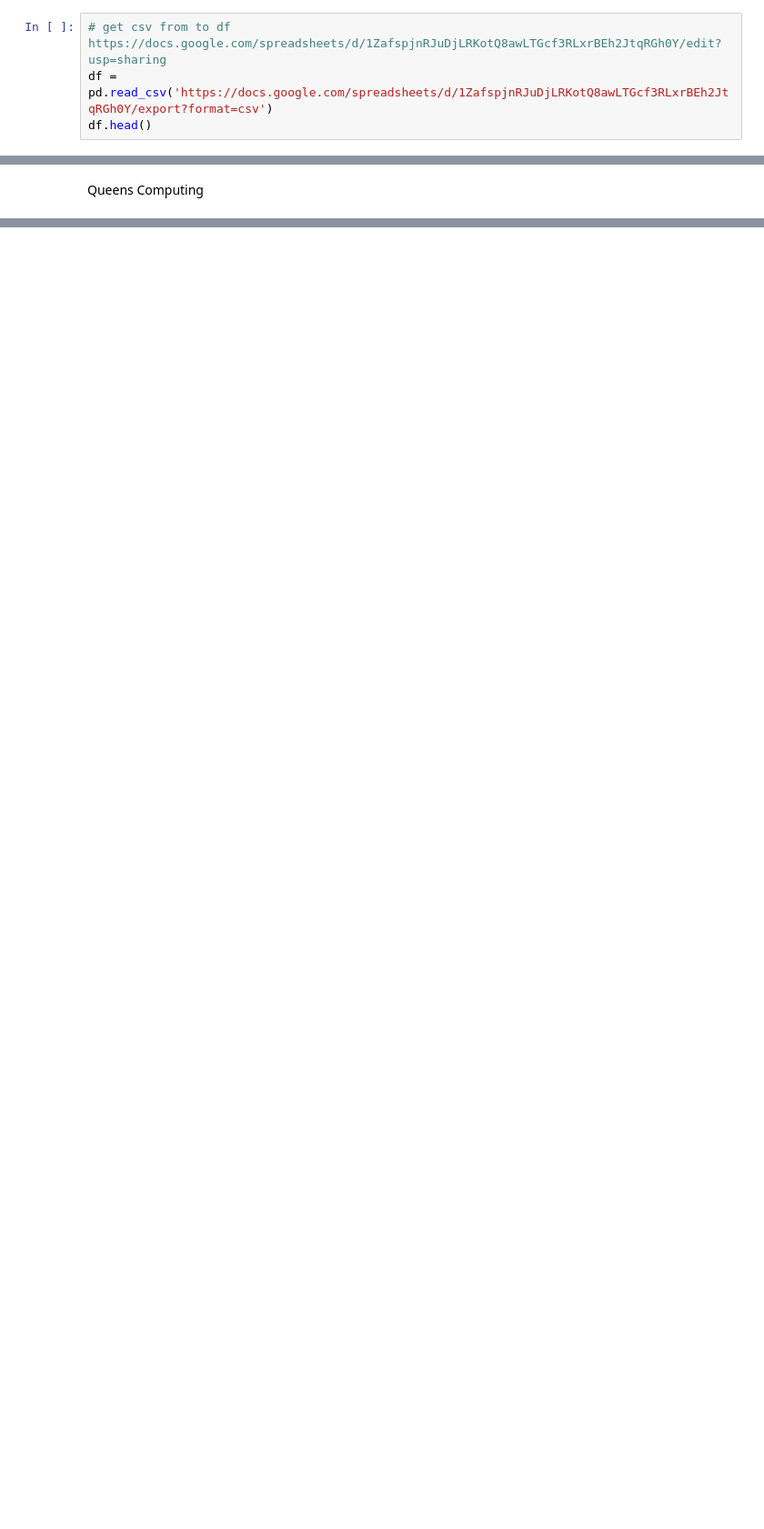
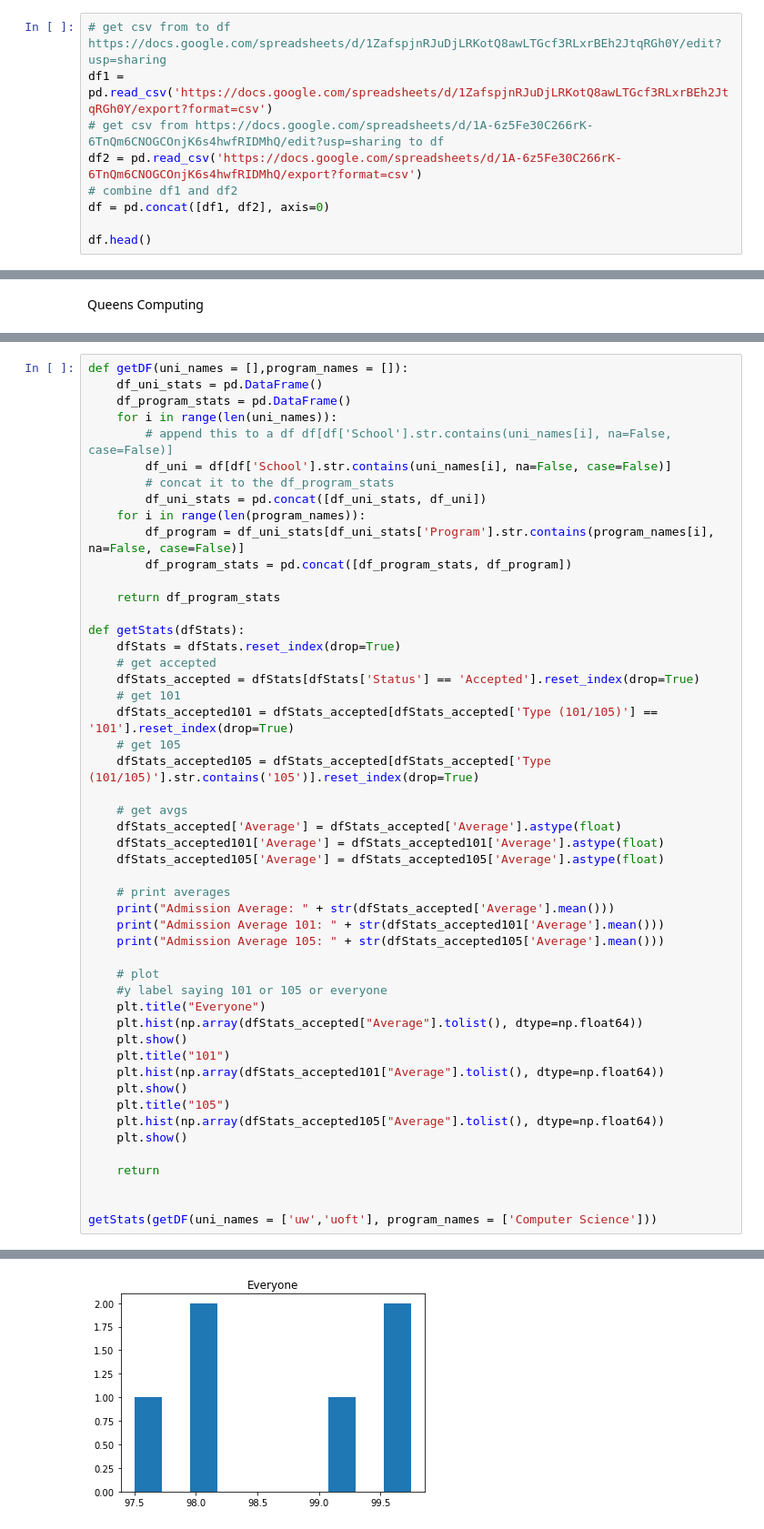
Before and after one commit to HanzPo/Data-Science, a Jupyter notebook: main.ipynb, the cells around one changed output, grey strips where cells are left out. Shown: that part at 91% size. Drawn from its saved outputs; the diff is of its cells as text; blank space fills up the shorter version.

Commit message:
updated with new spreadsheet data + uw spreadsheet, figured out a new to clean data, created a function to use user input to visualize the data

```diff
--- a/main.ipynb
+++ b/main.ipynb
@@ -10,5 +10,10 @@ import requests
 Scrape a CSV file from the spreadsheet
 # %%
 # get csv from to df https://docs.google.com/spreadsheets/d/1ZafspjnRJuDjLRKotQ8awLTGcf3RLxrBEh2JtqRGh0Y/edit?usp=sharing
-df = pd.read_csv('https://docs.google.com/spreadsheets/d/1ZafspjnRJuDjLRKotQ8awLTGcf3RLxrBEh2JtqRGh0Y/export?format=csv')
+df1 = pd.read_csv('https://docs.google.com/spreadsheets/d/1ZafspjnRJuDjLRKotQ8awLTGcf3RLxrBEh2JtqRGh0Y/export?format=csv')
+# get csv from https://docs.google.com/spreadsheets/d/1A-6z5Fe30C266rK-6TnQm6CNOGCOnjK6s4hwfRIDMhQ/edit?usp=sharing to df
+df2 = pd.read_csv('https://docs.google.com/spreadsheets/d/1A-6z5Fe30C266rK-6TnQm6CNOGCOnjK6s4hwfRIDMhQ/export?format=csv')
+# combine df1 and df2
+df = pd.concat([df1, df2], axis=0)
+
 df.head()
@@ -527,0 +383,51 @@ plt.show()
+# %%
+def getDF(uni_names = [],program_names = []):
+    df_uni_stats = pd.DataFrame()
+    df_program_stats = pd.DataFrame()
+    for i in range(len(uni_names)):
+        # append this to a df df[df['School'].str.contains(uni_names[i], na=False, case=False)]
+        df_uni = df[df['School'].str.contains(uni_names[i], na=False, case=False)]
+        # concat it to the df_program_stats
+        df_uni_stats = pd.concat([df_uni_stats, df_uni])
+    for i in range(len(program_names)):
+        df_program = df_uni_stats[df_uni_stats['Program'].str.contains(program_names[i], na=False, case=False)]
+        df_program_stats = pd.concat([df_program_stats, df_program])
+
+    return df_program_stats
+
+def getStats(dfStats):
+    dfStats = dfStats.reset_index(drop=True)
+    # get accepted
+    dfStats_accepted = dfStats[dfStats['Status'] == 'Accepted'].reset_index(drop=True)
+    # get 101
+    dfStats_accepted101 = dfStats_accepted[dfStats_accepted['Type (101/105)'] == '101'].reset_index(drop=True)
+    # get 105
+    dfStats_accepted105 = dfStats_accepted[dfStats_accepted['Type (101/105)'].str.contains('105')].reset_index(drop=True)
+
+    # get avgs
+    dfStats_accepted['Average'] = dfStats_accepted['Average'].astype(float)
+    dfStats_accepted101['Average'] = dfStats_accepted101['Average'].astype(float)
+    dfStats_accepted105['Average'] = dfStats_accepted105['Average'].astype(float)
+
+    # print averages
+    print("Admission Average: " + str(dfStats_accepted['Average'].mean()))
+    print("Admission Average 101: " + str(dfStats_accepted101['Average'].mean()))
+    print("Admission Average 105: " + str(dfStats_accepted105['Average'].mean()))
+
+    # plot
+    #y label saying 101 or 105 or everyone
+    plt.title("Everyone")
+    plt.hist(np.array(dfStats_accepted["Average"].tolist(), dtype=np.float64))
+    plt.show()
+    plt.title("101")
+    plt.hist(np.array(dfStats_accepted101["Average"].tolist(), dtype=np.float64))
+    plt.show()
+    plt.title("105")
+    plt.hist(np.array(dfStats_accepted105["Average"].tolist(), dtype=np.float64))
+    plt.show()
+
+    return
+
+
+getStats(getDF(uni_names = ['uw','uoft'], program_names = ['Computer Science']))
+# %% [output]
@@ -527,0 +437 @@ plt.show()
+[figure, added]
```
Also changed, not shown: parts of 25 cells of this notebook.
